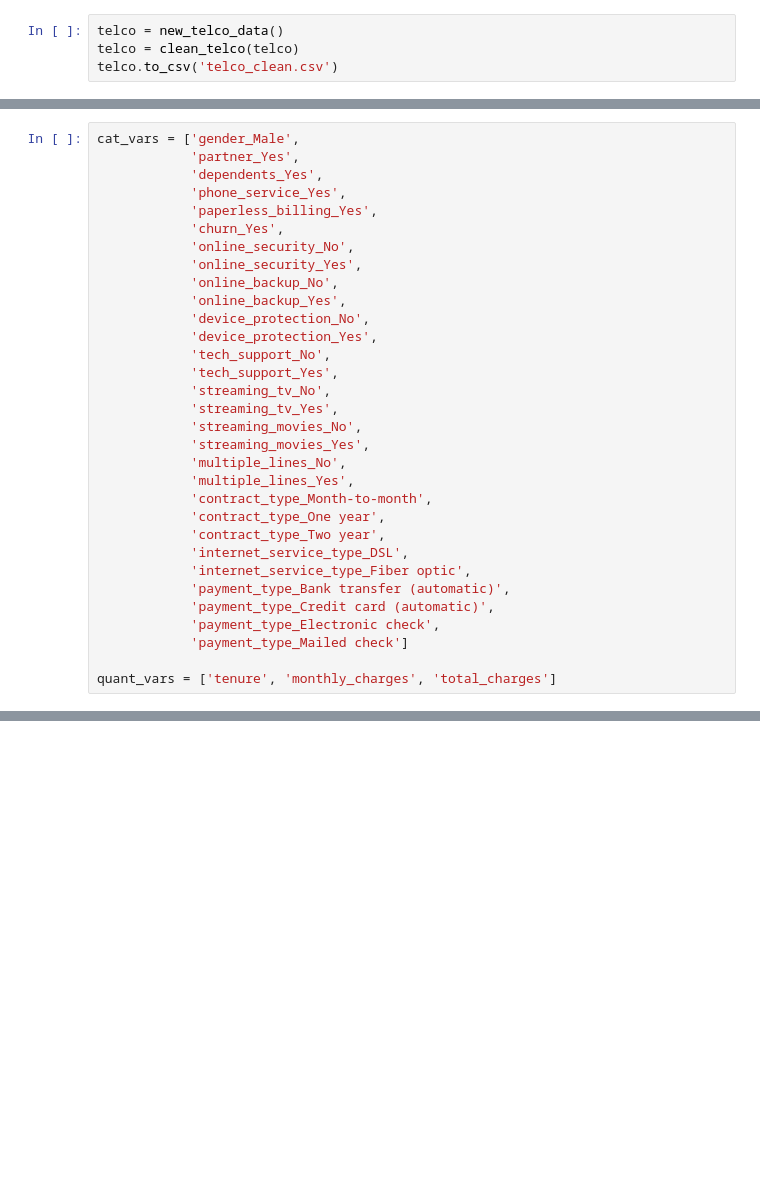
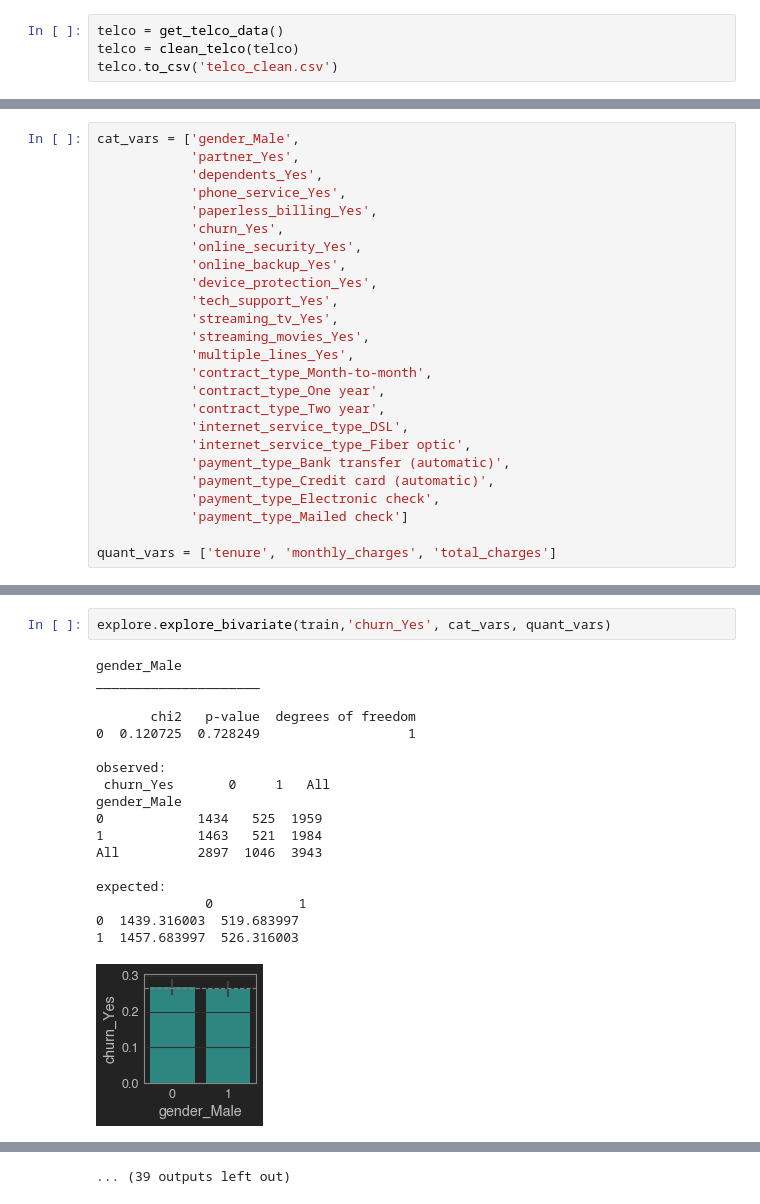
Before and after one commit to Ken-Alviola/Classification-Project, a Jupyter notebook: Classification_Project_Telco.ipynb, the cells around one changed output, grey strips where cells are left out. Saved outputs shown, nothing was run; the diff lists cells and outputs as text; blank space fills up the shorter version.

```diff
--- a/Classification_Project_Telco.ipynb
+++ b/Classification_Project_Telco.ipynb
@@ -31,6 +31,6 @@ import explore
 
 plt.rcParams['figure.figsize'] = (4, 2)
 # %%
-telco = new_telco_data()
+telco = get_telco_data()
 telco = clean_telco(telco)
 telco.to_csv('telco_clean.csv')
@@ -48,19 +66,12 @@ cat_vars = ['gender_Male',
             'phone_service_Yes',
             'paperless_billing_Yes',
             'churn_Yes',
-            'online_security_No',
             'online_security_Yes',
-            'online_backup_No',
             'online_backup_Yes',
-            'device_protection_No',
             'device_protection_Yes',
-            'tech_support_No',
             'tech_support_Yes',
-            'streaming_tv_No',
             'streaming_tv_Yes',
-            'streaming_movies_No',
             'streaming_movies_Yes',
-            'multiple_lines_No',
             'multiple_lines_Yes',
             'contract_type_Month-to-month',
             'contract_type_One year',
@@ -77,0 +121,21 @@ explore.explore_univariate(train, cat_vars, quant_vars)
+# %%
+explore.explore_bivariate(train,'churn_Yes', cat_vars, quant_vars)
+# %% [output]
+gender_Male
+_____________________
+
+       chi2   p-value  degrees of freedom
+0  0.120725  0.728249                   1
+
+observed:
+ churn_Yes       0     1   All
+gender_Male
+0            1434   525  1959
+1            1463   521  1984
+All          2897  1046  3943
+
+expected:
+              0           1
+0  1439.316003  519.683997
+1  1457.683997  526.316003
+[figure, added]
@@ -77,0 +242 @@ explore.explore_univariate(train, cat_vars, quant_vars)
+... (39 outputs left out)
```
Also changed, not shown: parts of 7 cells of this notebook, 3 other files.
